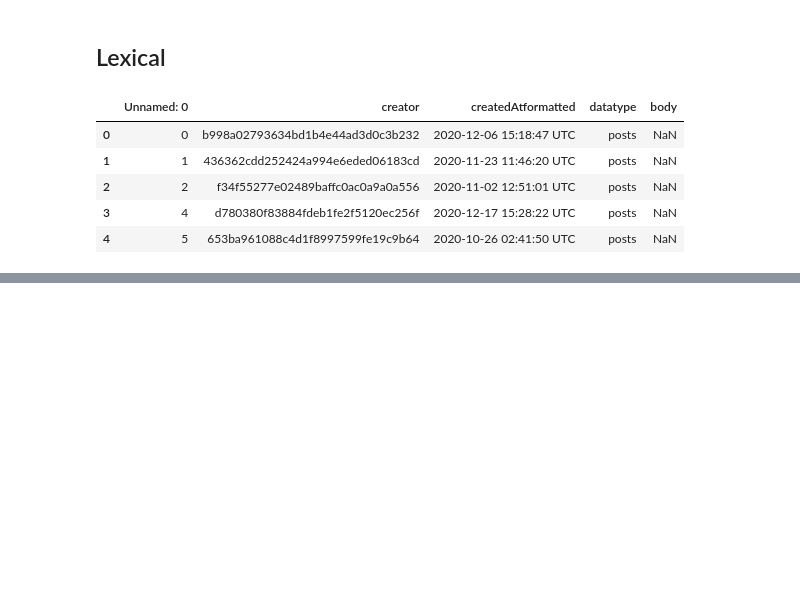
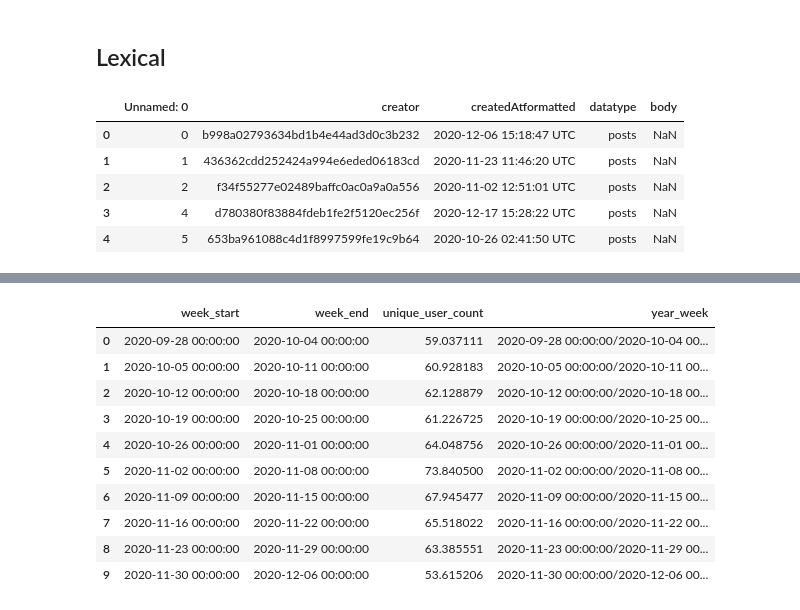
Before and after one commit to nmrastogi/QAnon, a Jupyter notebook: same_range.ipynb, the cells around one changed output, grey strips where cells are left out. Saved outputs shown, nothing was run; the diff lists cells and outputs as text; code cells hidden in the pictures; blank space fills up the shorter version.

```diff
--- a/same_range.ipynb
+++ b/same_range.ipynb
@@ -3125,0 +3236,3 @@ kk
+# %%
+df1=pd.read_csv("../largedata/new_range/tweet_with_week_user.csv")
+df1
@@ -3125,0 +3251,3 @@ kk
+# %%
+df1["unique_user_count"]=(df1["unique_user_count"]/1715006)*100
+df1
@@ -3125,0 +3266,15 @@ kk
+# %%
+df1['year_week'] = df1['week_start'].astype(str) + '/' + df1['week_end'].astype(str)
+df1
+# %% [output]
+|  | week_start | week_end | unique_user_count | year_week |
+| 0 | 2020-09-28 00:00:00 | 2020-10-04 00:00:00 | 59.037111 | 2020-09-28 00:00:00/2020-10-04 00... |
+| 1 | 2020-10-05 00:00:00 | 2020-10-11 00:00:00 | 60.928183 | 2020-10-05 00:00:00/2020-10-11 00... |
+| 2 | 2020-10-12 00:00:00 | 2020-10-18 00:00:00 | 62.128879 | 2020-10-12 00:00:00/2020-10-18 00... |
+| 3 | 2020-10-19 00:00:00 | 2020-10-25 00:00:00 | 61.226725 | 2020-10-19 00:00:00/2020-10-25 00... |
+| 4 | 2020-10-26 00:00:00 | 2020-11-01 00:00:00 | 64.048756 | 2020-10-26 00:00:00/2020-11-01 00... |
+| 5 | 2020-11-02 00:00:00 | 2020-11-08 00:00:00 | 73.840500 | 2020-11-02 00:00:00/2020-11-08 00... |
+| 6 | 2020-11-09 00:00:00 | 2020-11-15 00:00:00 | 67.945477 | 2020-11-09 00:00:00/2020-11-15 00... |
+| 7 | 2020-11-16 00:00:00 | 2020-11-22 00:00:00 | 65.518022 | 2020-11-16 00:00:00/2020-11-22 00... |
+| 8 | 2020-11-23 00:00:00 | 2020-11-29 00:00:00 | 63.385551 | 2020-11-23 00:00:00/2020-11-29 00... |
+| 9 | 2020-11-30 00:00:00 | 2020-12-06 00:00:00 | 53.615206 | 2020-11-30 00:00:00/2020-12-06 00... |
```
Also changed, not shown: parts of 24 cells of this notebook, 1 other file.
